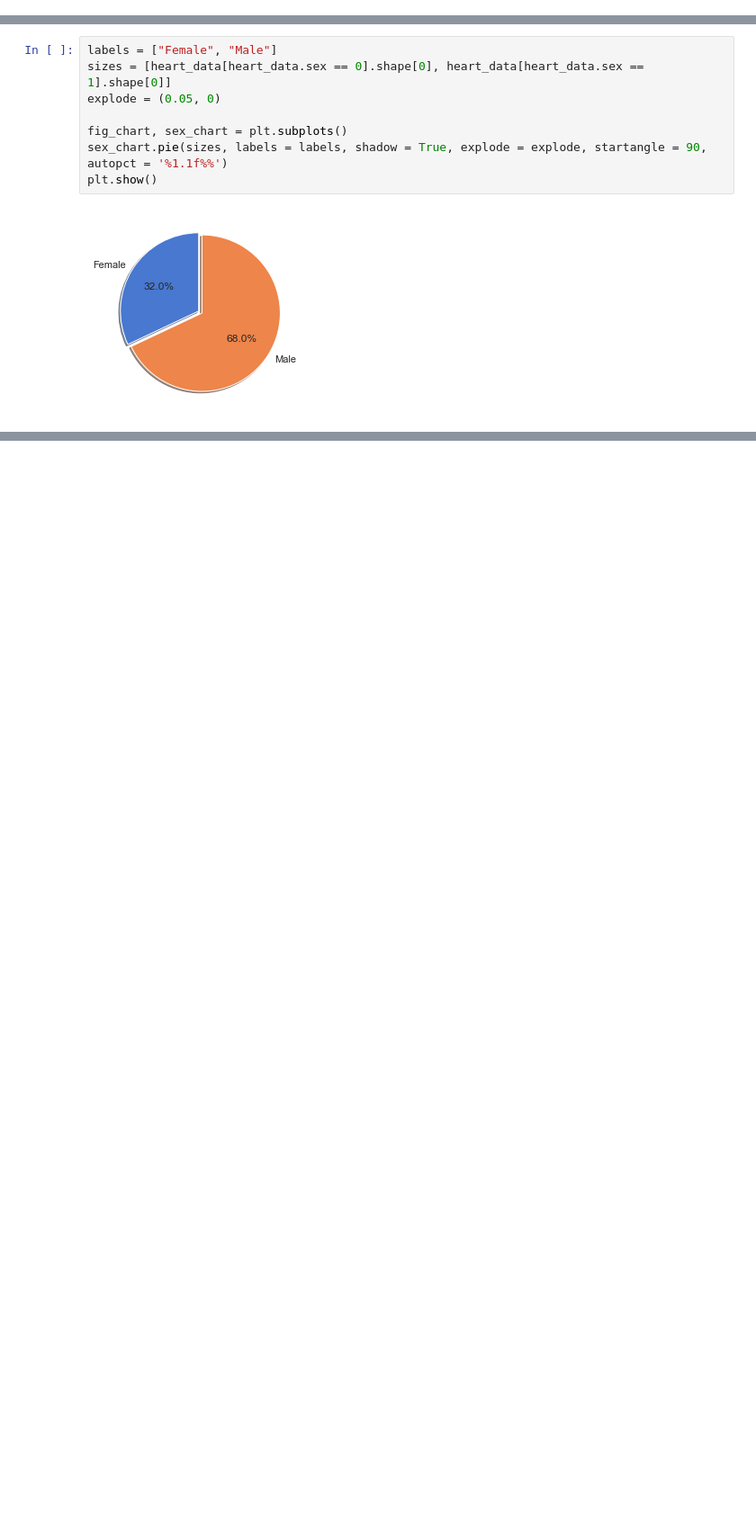
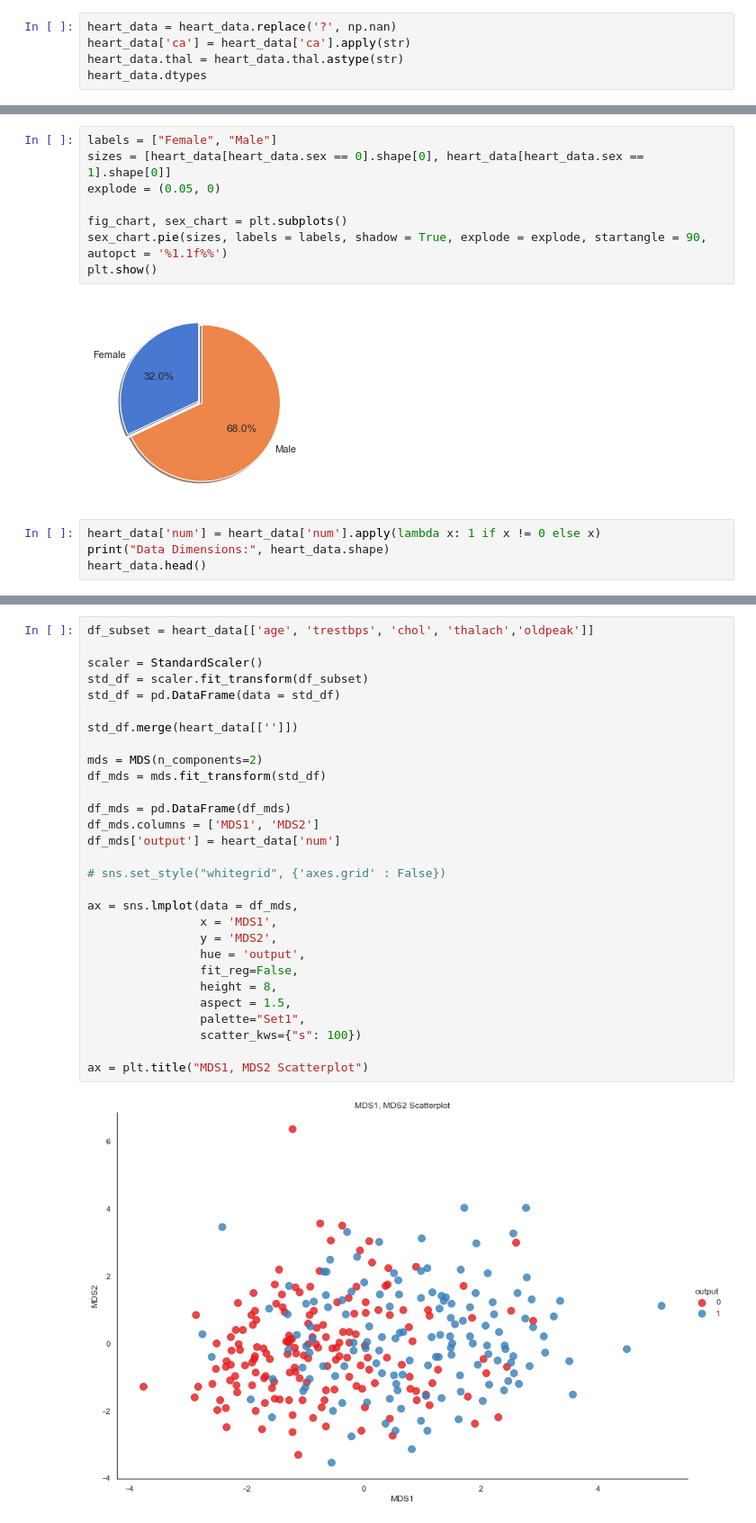
Before and after one commit to darshan-dnp/HeartDisease, a Jupyter notebook: main.ipynb, the cells around one changed output, grey strips where cells are left out. Shown: that part at 90% size. Cells and saved outputs as stored; diff of their text form; blank space fills up the shorter version.

```diff
--- a/main.ipynb
+++ b/main.ipynb
@@ -13,0 +40,5 @@ heart_data.head()
+# %%
+heart_data = heart_data.replace('?', np.nan)
+heart_data['ca'] = heart_data['ca'].apply(str)
+heart_data.thal = heart_data.thal.astype(str)
+heart_data.dtypes
@@ -46,3 +104,7 @@ sex_chart.pie(sizes, labels = labels, shadow = True, explode = explode, startang
 plt.show()
 # %% [output]
 [figure]
+# %%
+heart_data['num'] = heart_data['num'].apply(lambda x: 1 if x != 0 else x)
+print("Data Dimensions:", heart_data.shape)
+heart_data.head()
@@ -48,0 +126,31 @@ plt.show()
+# %%
+df_subset = heart_data[['age', 'trestbps', 'chol', 'thalach','oldpeak']]
+
+scaler = StandardScaler()
+std_df = scaler.fit_transform(df_subset)
+std_df = pd.DataFrame(data = std_df)
+
+std_df.merge(heart_data[['']])
+
+mds = MDS(n_components=2)
+df_mds = mds.fit_transform(std_df)
+
+df_mds = pd.DataFrame(df_mds)
+df_mds.columns = ['MDS1', 'MDS2']
+df_mds['output'] = heart_data['num']
+
+# sns.set_style("whitegrid", {'axes.grid' : False})
+
+ax = sns.lmplot(data = df_mds,
+                x = 'MDS1',
+                y = 'MDS2',
+                hue = 'output',
+                fit_reg=False,
+                height = 8,
+                aspect = 1.5,
+                palette="Set1",
+                scatter_kws={"s": 100})
+
+ax = plt.title("MDS1, MDS2 Scatterplot")
+# %% [output]
+[figure, added]
```
Also changed, not shown: parts of 9 cells of this notebook.
